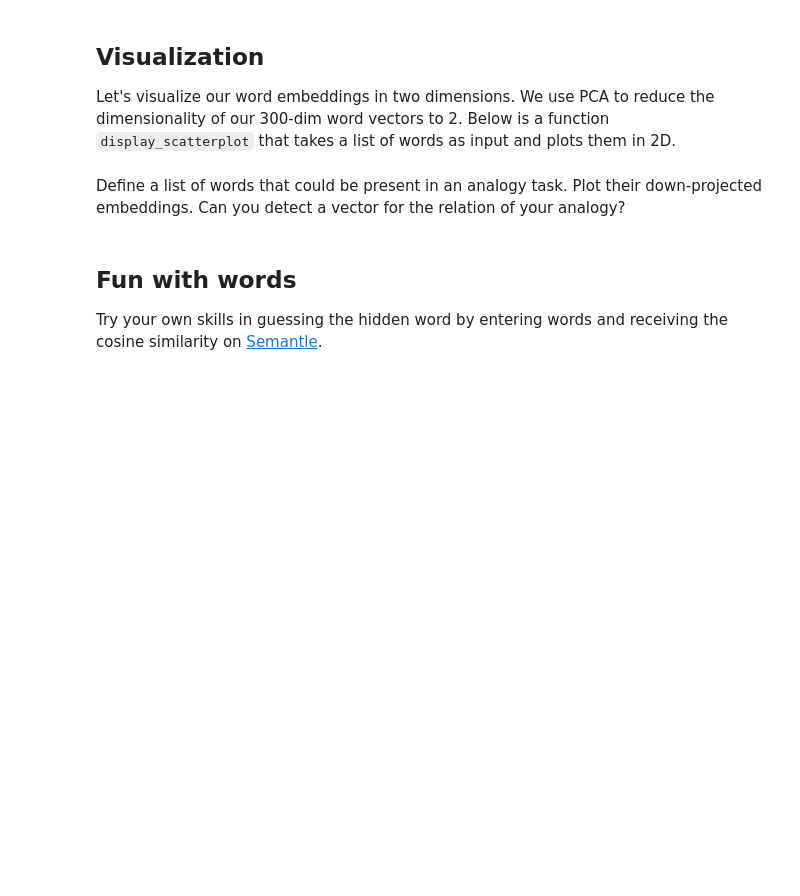
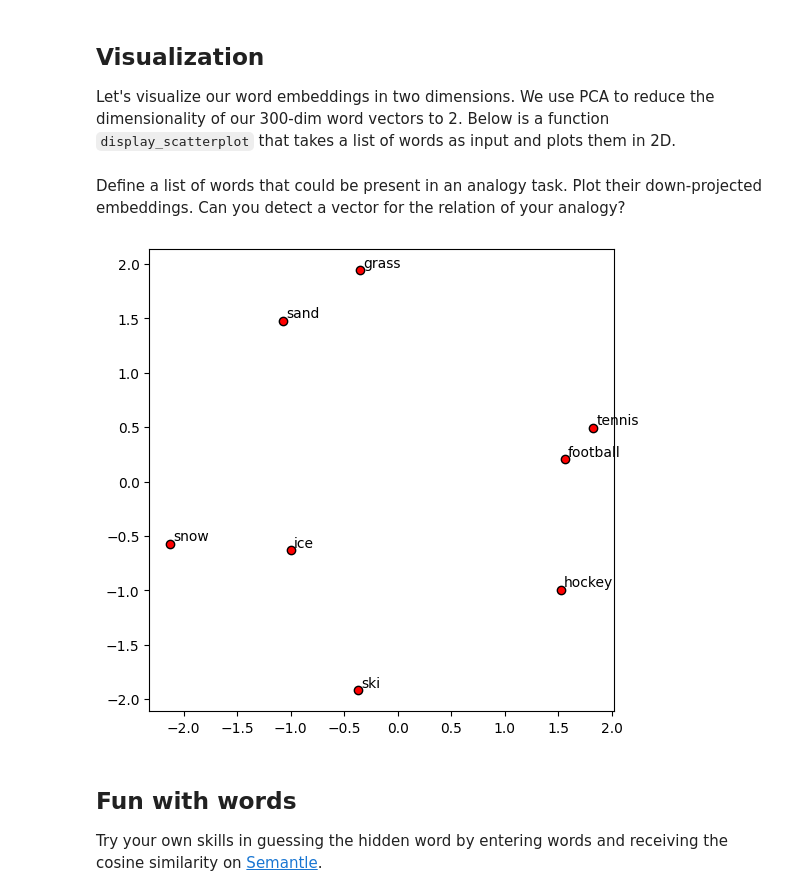
Before and after one commit to xXTime-OnXx/hslu-fs25, a Jupyter notebook: nlp/sw02/word2vec.ipynb, the cells around one changed output. Cells and saved outputs as stored; diff of their text form; code cells hidden in the pictures; blank space fills up the shorter version.

```diff
--- a/nlp/sw02/word2vec.ipynb
+++ b/nlp/sw02/word2vec.ipynb
@@ -74,3 +159,7 @@ def display_scatterplot(model, words): # assumes all words are in the vocabulary
         plt.text(x + 0.03, y + 0.03, word)
 # %% [markdown]
 Define a list of words that could be present in an analogy task. Plot their down-projected embeddings. Can you detect a vector for the relation of your analogy?
+# %%
+display_scatterplot(wv, ['football', 'grass', 'ski', 'snow', 'hockey', 'ice', 'tennis', 'sand'])
+# %% [output]
+[figure, added]
```
Also changed, not shown: parts of 13 cells of this notebook, 1 other file.
